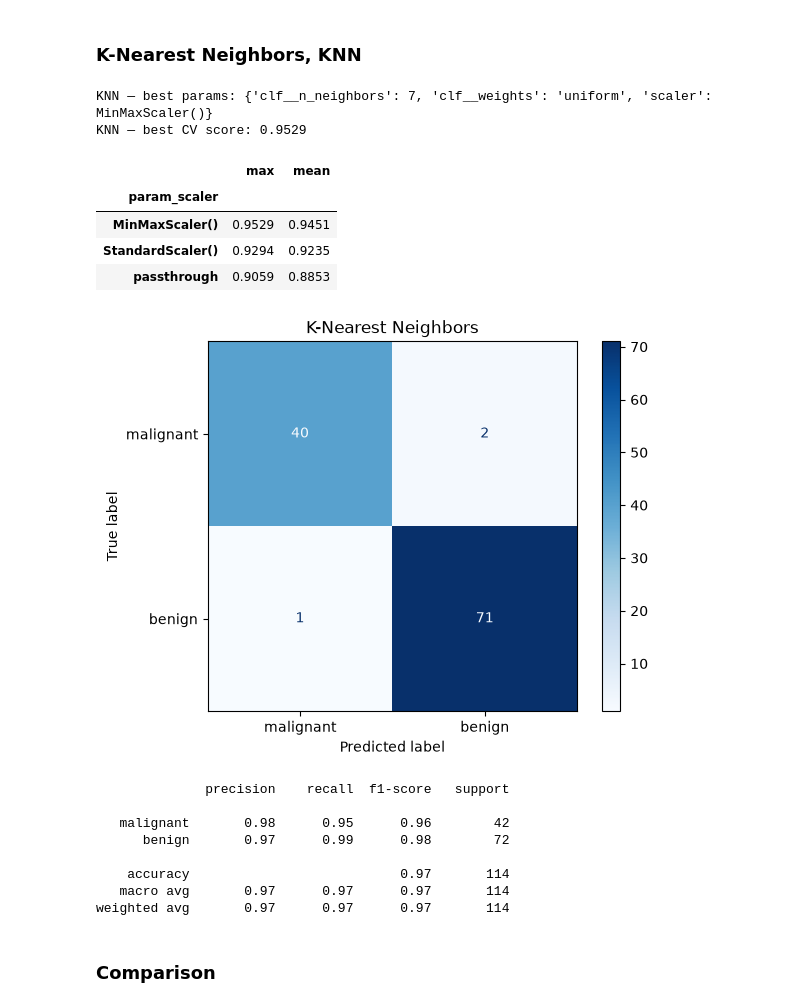
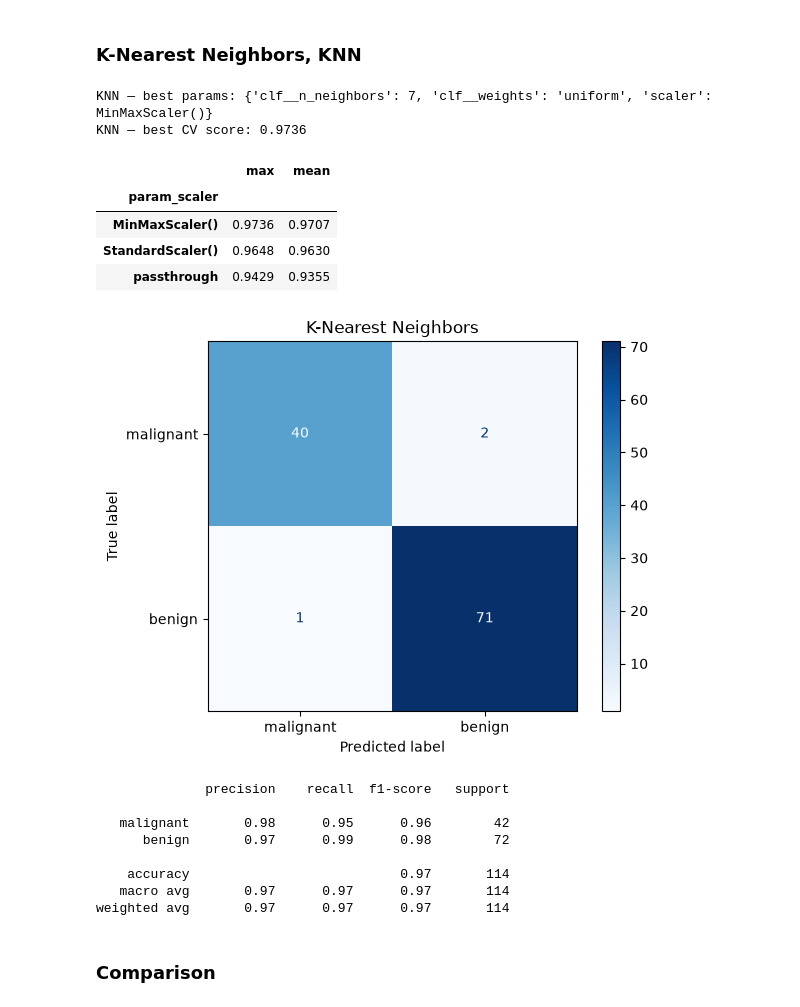
Before and after one commit to Jimmyjohn23/ML_Project1, a Jupyter notebook: main.ipynb, the cells around one changed output. Drawn from its saved outputs; the diff is of its cells as text; code cells hidden in the pictures.

```diff
--- a/main.ipynb
+++ b/main.ipynb
@@ -131,6 +136,14 @@ weighted avg       0.14      0.37      0.20       114
 # %% [markdown]
 ### Naive Bayes
 # %%
-nb_pipe = Pipeline([("scaler", StandardScaler()), ("clf", GaussianNB())])
+nb_grid = GridSearchCV(Pipeline([("scaler", StandardScaler()), ("clf", GaussianNB())]),
+            {
+                "scaler": [StandardScaler(), MinMaxScaler(), "passthrough"],
+            },
+            cv=StratifiedKFold(5, shuffle=True, random_state=RANDOM_STATE),
+            scoring=make_scorer(weighted_recall),
+        )
+nb_grid.fit(X_train,y_train)
+nb_cv = summarize_grid(nb_grid, "Naive Bayes")
 naive_metrics = evaluate(nb_pipe, "Gaussian Naive Bayes")
 # %% [output]
@@ -155,7 +175,8 @@ per_grid = GridSearchCV(
         "scaler": [StandardScaler(), MinMaxScaler()],
     },
     cv=StratifiedKFold(5, shuffle=True, random_state=RANDOM_STATE),
-    scoring=make_scorer(recall_score, pos_label=0),
+    # scoring=make_scorer(recall_score, pos_label=0),
+    scoring=make_scorer(weighted_recall)
 )
 per_grid.fit(X_train, y_train)
 per_cv = summarize_grid(per_grid, "Perceptron")
@@ -188,7 +209,8 @@ svm_grid = GridSearchCV(
         "scaler": [StandardScaler(), MinMaxScaler(), "passthrough"],
     },
     cv=StratifiedKFold(5, shuffle=True, random_state=RANDOM_STATE),
-    scoring=make_scorer(recall_score, pos_label=0),
+    # scoring=make_scorer(recall_score, pos_label=0),
+    scoring=make_scorer(weighted_recall)
 )
 svm_grid.fit(X_train, y_train)
 svm_cv = summarize_grid(svm_grid, "SVM")
@@ -223,7 +245,8 @@ dt_grid = GridSearchCV(
         "clf__class_weight": [None, "balanced"],
     },
     cv=StratifiedKFold(5, shuffle=True, random_state=RANDOM_STATE),
-    scoring=make_scorer(recall_score, pos_label=0),
+    # scoring=make_scorer(recall_score, pos_label=0),
+    scoring=make_scorer(weighted_recall)
 )
 dt_grid.fit(X_train, y_train)
 dt_cv = summarize_grid(dt_grid, "Decision Tree")
@@ -245,25 +268,26 @@ weighted avg       0.92      0.90      0.90       114
 # %%
 knn_grid = GridSearchCV(
     Pipeline([("scaler", StandardScaler()), ("clf", KNeighborsClassifier())]),
     {
         "clf__n_neighbors": [3, 5, 7, 9, 11, 13],
         "clf__weights": ["uniform", "distance"],
         "scaler": [StandardScaler(), MinMaxScaler(), "passthrough"],
     },
     cv=StratifiedKFold(5, shuffle=True, random_state=RANDOM_STATE),
-    scoring=make_scorer(recall_score, pos_label=0),
+    # scoring=make_scorer(recall_score, pos_label=0),
+    # scoring=make_scorer(weighted_recall)##?
 )
 knn_grid.fit(X_train, y_train)
 knn_cv = summarize_grid(knn_grid, "KNN")
 knn_metrics = evaluate(knn_grid.best_estimator_, "K-Nearest Neighbors")
 # %% [output]
 KNN — best params: {'clf__n_neighbors': 7, 'clf__weights': 'uniform', 'scaler': MinMaxScaler()}
-KNN — best CV score: 0.9529
+KNN — best CV score: 0.9736
 |  | max | mean |
 | param_scaler |  |  |
-| MinMaxScaler() | 0.9529 | 0.9451 |
-| StandardScaler() | 0.9294 | 0.9235 |
-| passthrough | 0.9059 | 0.8853 |
+| MinMaxScaler() | 0.9736 | 0.9707 |
+| StandardScaler() | 0.9648 | 0.9630 |
+| passthrough | 0.9429 | 0.9355 |
 [figure]
               precision    recall  f1-score   support
 
```
Also changed, not shown: parts of 8 cells of this notebook.
